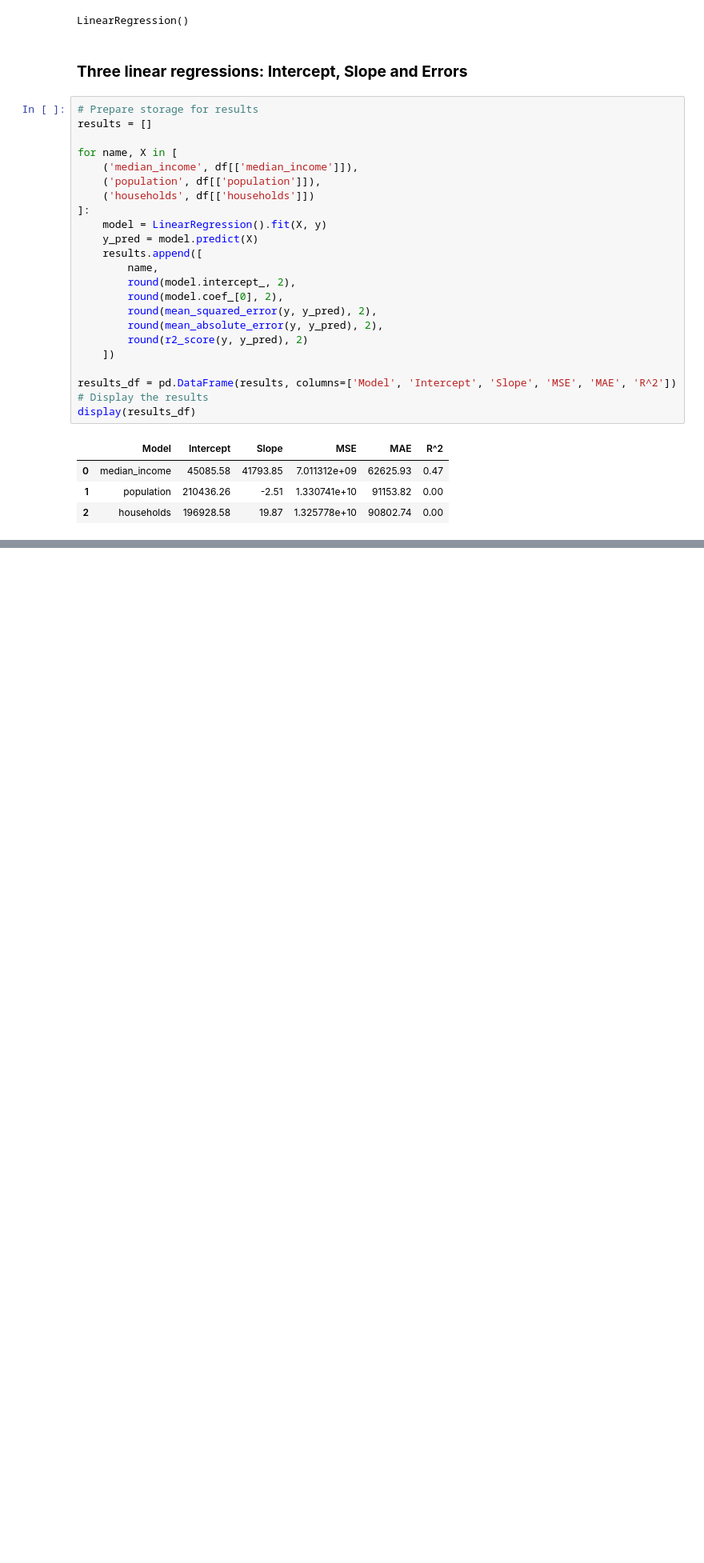
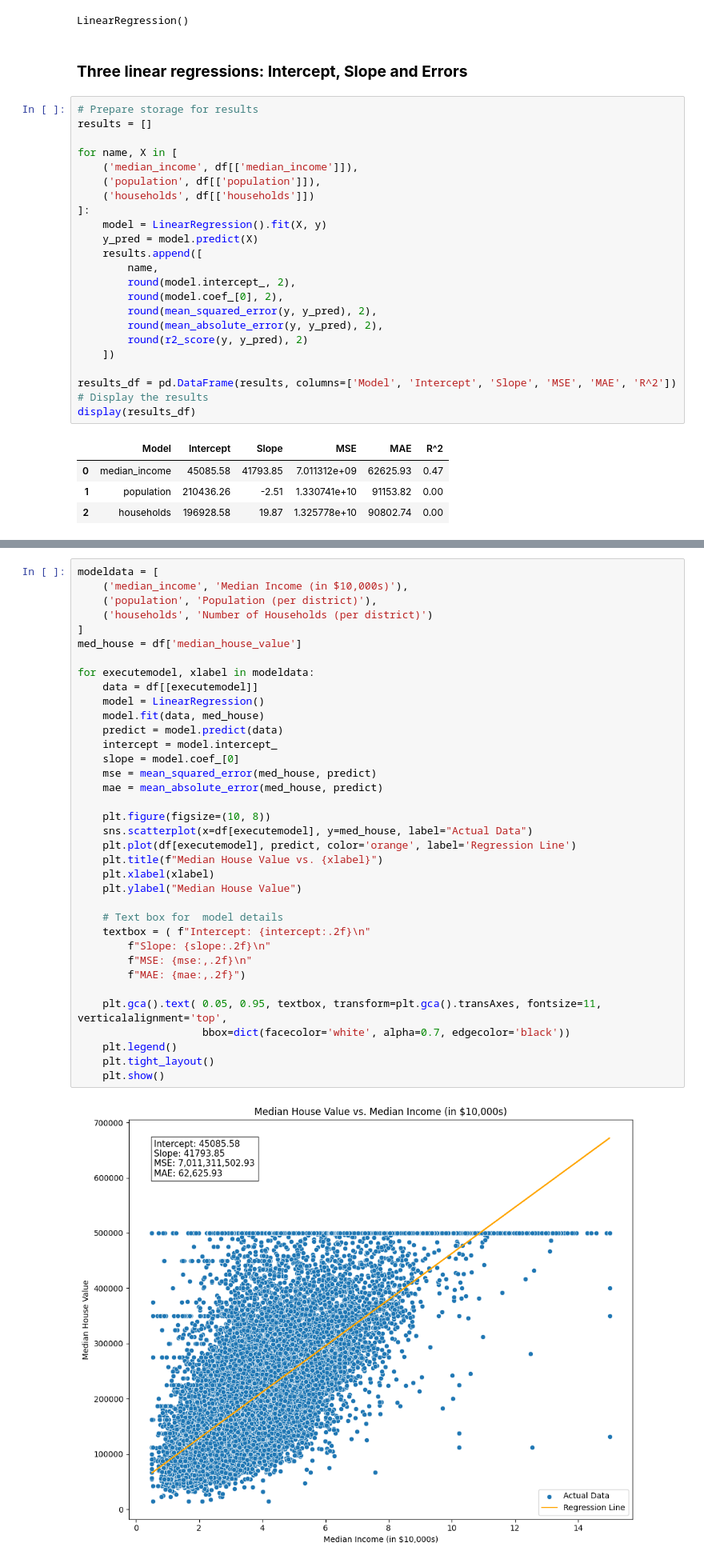
Before and after one commit to MandeepCon/Practical-Lab-1---ULR, a Jupyter notebook: Main.ipynb, the cells around one changed output, grey strips where cells are left out. Shown at 80% size. Saved outputs shown, nothing was run; the diff lists cells and outputs as text; blank space fills up the shorter version.

```diff
--- a/Main.ipynb
+++ b/Main.ipynb
@@ -246,0 +249,38 @@ display(results_df)
+# %%
+modeldata = [
+    ('median_income', 'Median Income (in $10,000s)'),
+    ('population', 'Population (per district)'),
+    ('households', 'Number of Households (per district)')
+]
+med_house = df['median_house_value']
+
+for executemodel, xlabel in modeldata:
+    data = df[[executemodel]]
+    model = LinearRegression()
+    model.fit(data, med_house)
+    predict = model.predict(data)
+    intercept = model.intercept_
+    slope = model.coef_[0]
+    mse = mean_squared_error(med_house, predict)
+    mae = mean_absolute_error(med_house, predict)
+
+    plt.figure(figsize=(10, 8))
+    sns.scatterplot(x=df[executemodel], y=med_house, label="Actual Data")
+    plt.plot(df[executemodel], predict, color='orange', label='Regression Line')
+    plt.title(f"Median House Value vs. {xlabel}")
+    plt.xlabel(xlabel)
+    plt.ylabel("Median House Value")
+
+    # Text box for  model details
+    textbox = ( f"Intercept: {intercept:.2f}\n"
+        f"Slope: {slope:.2f}\n"
+        f"MSE: {mse:,.2f}\n"
+        f"MAE: {mae:,.2f}")
+
+    plt.gca().text( 0.05, 0.95, textbox, transform=plt.gca().transAxes, fontsize=11, verticalalignment='top',
+                    bbox=dict(facecolor='white', alpha=0.7, edgecolor='black'))
+    plt.legend()
+    plt.tight_layout()
+    plt.show()
+# %% [output]
+[figure, added]
```
Also changed, not shown: parts of 3 cells of this notebook, 1 other file.
